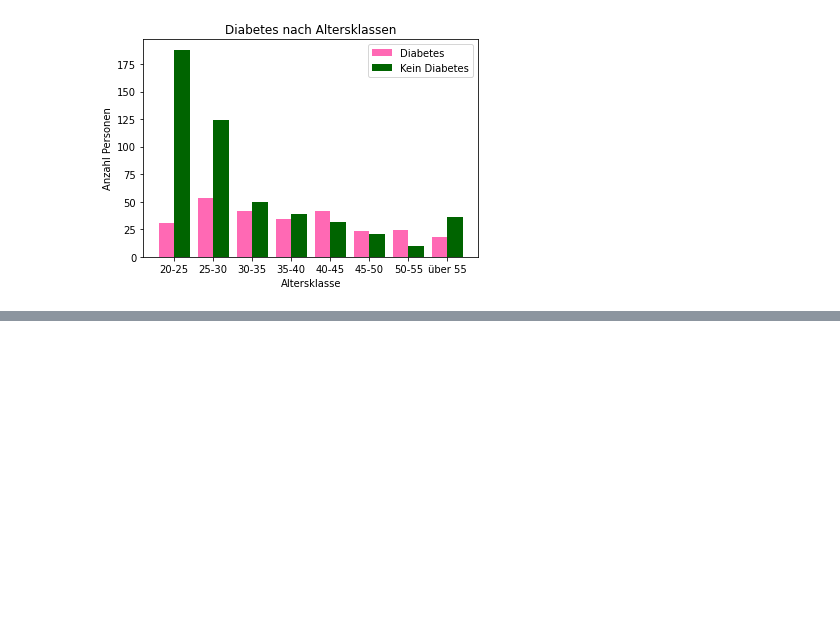
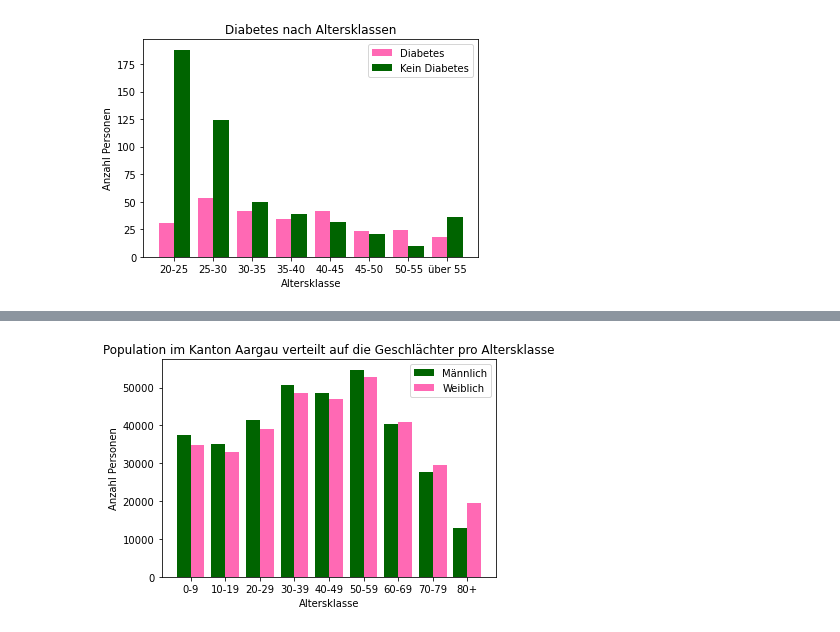
Before and after one commit to Juuuliia/Grundkompetenz-Datenvisualisierung, a Jupyter notebook: GdvAbgabe/GdvAbgabe.ipynb, the cells around one changed output, grey strips where cells are left out. Saved outputs shown, nothing was run; the diff lists cells and outputs as text; code cells hidden in the pictures; blank space fills up the shorter version.

```diff
--- a/GdvAbgabe/GdvAbgabe.ipynb
+++ b/GdvAbgabe/GdvAbgabe.ipynb
@@ -690,0 +720,20 @@ plt.show()
+# %%
+# Abbildung 22: Wie viele Männer und Frauen hat es pro Altersklasse (Barplot)
+X = ["0-9", "10-19", "20-29", "30-39", "40-49", "50-59","60-69","70-79","80+"]
+m = [37362,35144,41439,50581,48683,54730,40278,27627,12970]
+w = [34831,33106,39102,48506,46873,52756,41028,29679,19377]
+
+X_axis = np.arange(len(X))
+
+plt.bar(X_axis - 0.2, m, 0.4, label = 'Männlich',color="darkgreen")
+plt.bar(X_axis + 0.2, w, 0.4, label = 'Weiblich',color="hotpink")
+
+
+plt.xticks(X_axis, X)
+plt.xlabel("Altersklasse")
+plt.ylabel("Anzahl Personen")
+plt.title("Population im Kanton Aargau verteilt auf die Geschlächter pro Altersklasse")
+plt.legend()
+plt.show()
+# %% [output]
+[figure, added]
```
Also changed, not shown: parts of 8 cells of this notebook, 1 other file.
